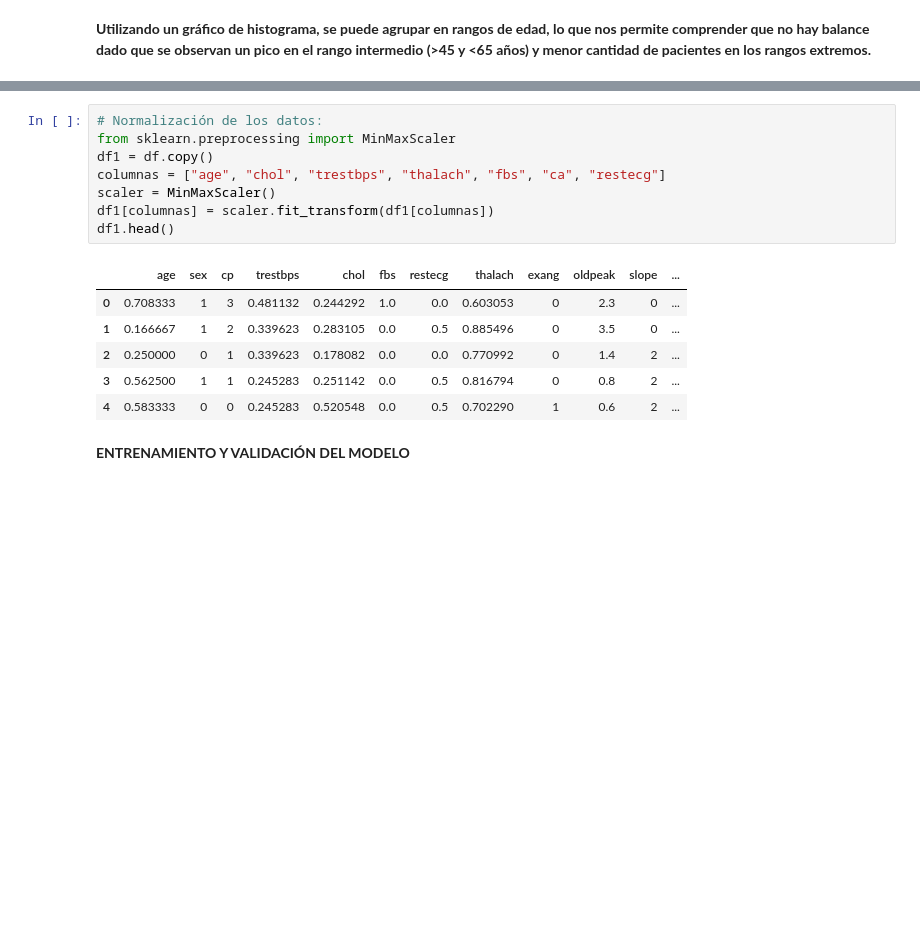
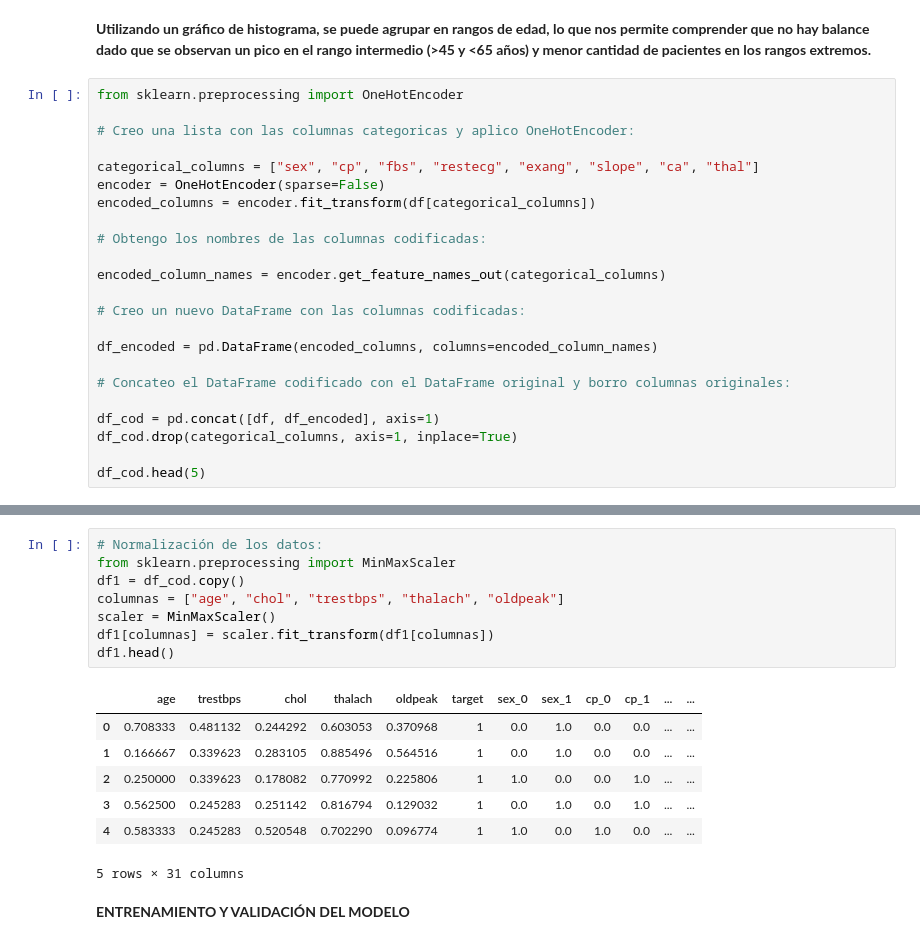
Before and after one commit to 26708724/proyecto_cardiaco_analytics, a Jupyter notebook: proyectos.ipynb, the cells around one changed output, grey strips where cells are left out. Saved outputs shown, nothing was run; the diff lists cells and outputs as text; blank space fills up the shorter version.

```diff
--- a/proyectos.ipynb
+++ b/proyectos.ipynb
@@ -162,3 +180,26 @@ plt.show()
 [figure]
 # %% [markdown]
 **Utilizando un gráfico de histograma, se puede agrupar en rangos de edad, lo que nos permite comprender que no hay balance dado que se observan un pico en el rango intermedio (>45 y <65 años) y menor cantidad de pacientes en los rangos extremos.**
+# %%
+from sklearn.preprocessing import OneHotEncoder
+
+# Creo una lista con las columnas categoricas y aplico OneHotEncoder:
+
+categorical_columns = ["sex", "cp", "fbs", "restecg", "exang", "slope", "ca", "thal"]
+encoder = OneHotEncoder(sparse=False)
+encoded_columns = encoder.fit_transform(df[categorical_columns])
+
+# Obtengo los nombres de las columnas codificadas:
+
+encoded_column_names = encoder.get_feature_names_out(categorical_columns)
+
+# Creo un nuevo DataFrame con las columnas codificadas:
+
+df_encoded = pd.DataFrame(encoded_columns, columns=encoded_column_names)
+
+# Concateo el DataFrame codificado con el DataFrame original y borro columnas originales:
+
+df_cod = pd.concat([df, df_encoded], axis=1)
+df_cod.drop(categorical_columns, axis=1, inplace=True)
+
+df_cod.head(5)
@@ -165,18 +214,19 @@ plt.show()
 # %%
 # Normalización de los datos:
 from sklearn.preprocessing import MinMaxScaler
-df1 = df.copy()
-columnas = ["age", "chol", "trestbps", "thalach", "fbs", "ca", "restecg"]
+df1 = df_cod.copy()
+columnas = ["age", "chol", "trestbps", "thalach", "oldpeak"]
 scaler = MinMaxScaler()
 df1[columnas] = scaler.fit_transform(df1[columnas])
 df1.head()
 # %% [output]
-|  | age | sex | cp | trestbps | chol | fbs | restecg | thalach | exang | oldpeak | slope | ... |
-| 0 | 0.708333 | 1 | 3 | 0.481132 | 0.244292 | 1.0 | 0.0 | 0.603053 | 0 | 2.3 | 0 | ... |
-| 1 | 0.166667 | 1 | 2 | 0.339623 | 0.283105 | 0.0 | 0.5 | 0.885496 | 0 | 3.5 | 0 | ... |
-| 2 | 0.250000 | 0 | 1 | 0.339623 | 0.178082 | 0.0 | 0.0 | 0.770992 | 0 | 1.4 | 2 | ... |
-| 3 | 0.562500 | 1 | 1 | 0.245283 | 0.251142 | 0.0 | 0.5 | 0.816794 | 0 | 0.8 | 2 | ... |
-| 4 | 0.583333 | 0 | 0 | 0.245283 | 0.520548 | 0.0 | 0.5 | 0.702290 | 1 | 0.6 | 2 | ... |
+|  | age | trestbps | chol | thalach | oldpeak | target | sex_0 | sex_1 | cp_0 | cp_1 | ... | ... |
+| 0 | 0.708333 | 0.481132 | 0.244292 | 0.603053 | 0.370968 | 1 | 0.0 | 1.0 | 0.0 | 0.0 | ... | ... |
+| 1 | 0.166667 | 0.339623 | 0.283105 | 0.885496 | 0.564516 | 1 | 0.0 | 1.0 | 0.0 | 0.0 | ... | ... |
+| 2 | 0.250000 | 0.339623 | 0.178082 | 0.770992 | 0.225806 | 1 | 1.0 | 0.0 | 0.0 | 1.0 | ... | ... |
+| 3 | 0.562500 | 0.245283 | 0.251142 | 0.816794 | 0.129032 | 1 | 0.0 | 1.0 | 0.0 | 1.0 | ... | ... |
+| 4 | 0.583333 | 0.245283 | 0.520548 | 0.702290 | 0.096774 | 1 | 1.0 | 0.0 | 1.0 | 0.0 | ... | ... |
+5 rows × 31 columns
 # %% [markdown]
 **ENTRENAMIENTO Y VALIDACIÓN DEL MODELO**
 # %%
```
Also changed, not shown: parts of 19 cells of this notebook.
